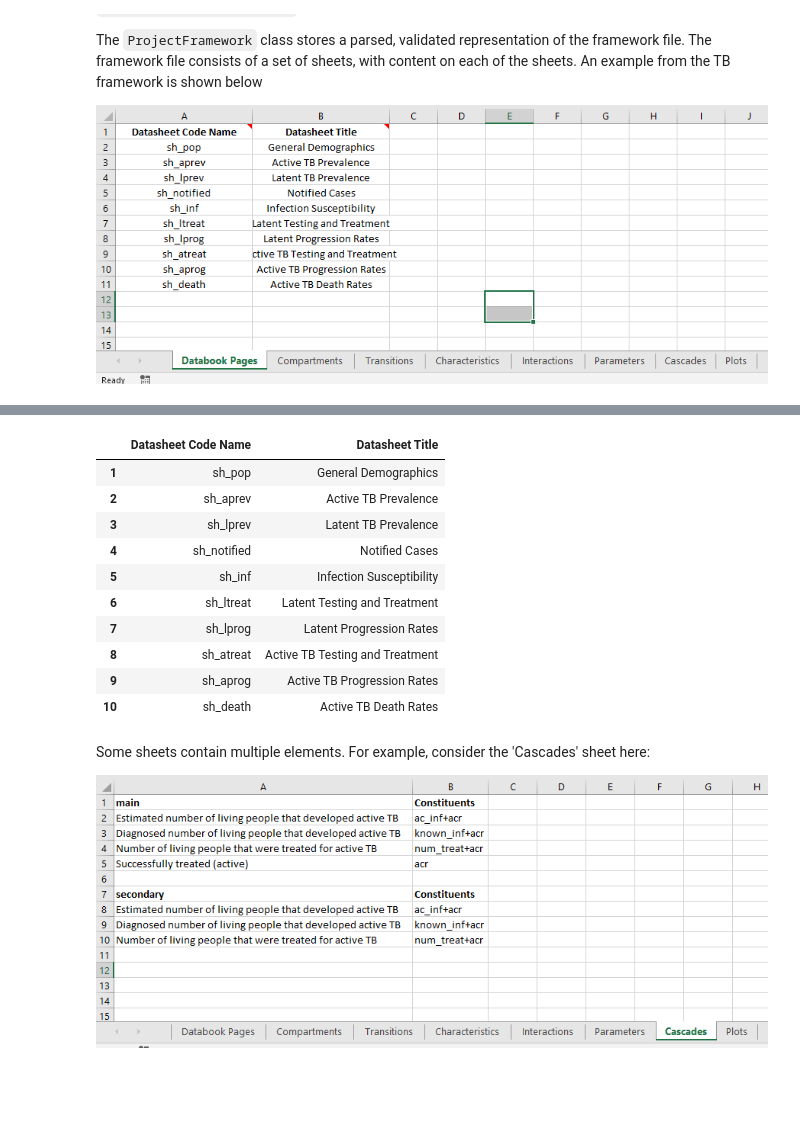
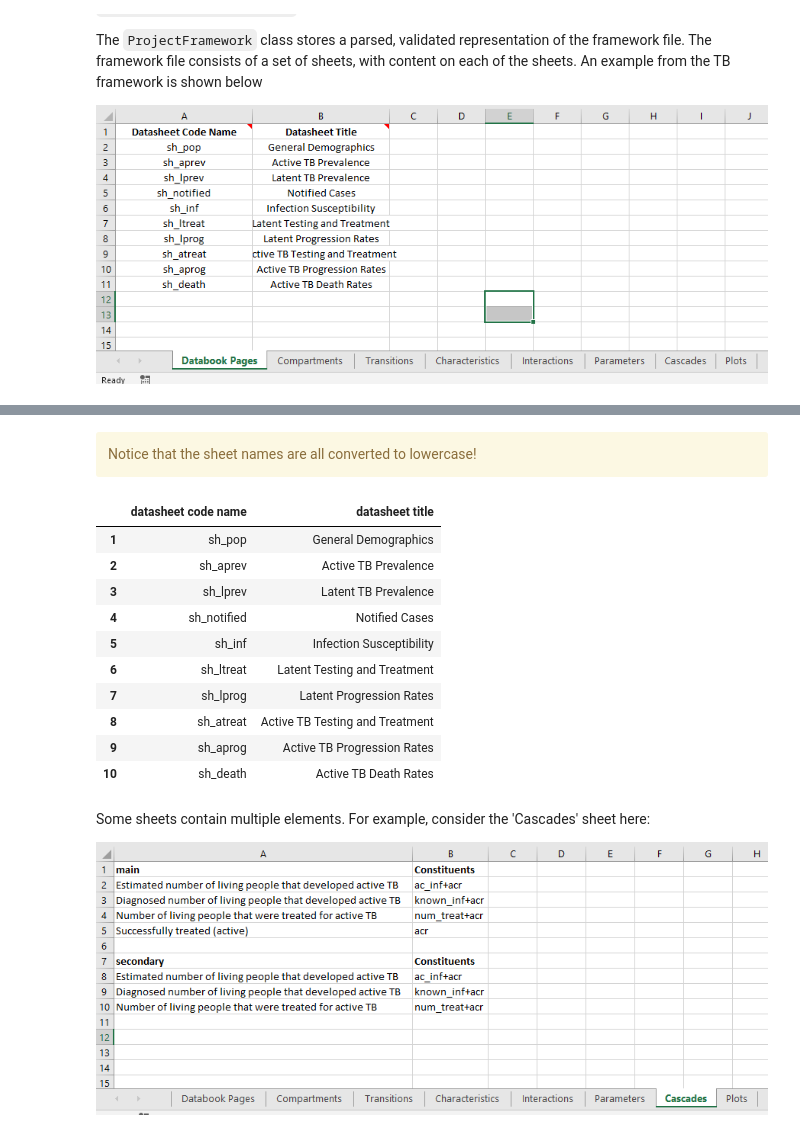
Before and after one commit to atomicateam/atomica, a Jupyter notebook: doc/Frameworks.ipynb, the cells around one changed output, grey strips where cells are left out. Saved outputs shown, nothing was run; the diff lists cells and outputs as text; code cells hidden in the pictures; blank space fills up the shorter version.

```diff
--- a/doc/Frameworks.ipynb
+++ b/doc/Frameworks.ipynb
@@ -42,17 +43,21 @@ F.sheets.keys()
-# %%
-F.sheets['Databook Pages']
-# %% [output]
-|  | Datasheet Code Name | Datasheet Title |
-| 1 | sh_pop | General Demographics |
-| 2 | sh_aprev | Active TB Prevalence |
-| 3 | sh_lprev | Latent TB Prevalence |
-| 4 | sh_notified | Notified Cases |
-| 5 | sh_inf | Infection Susceptibility |
-| 6 | sh_ltreat | Latent Testing and Treatment |
-| 7 | sh_lprog | Latent Progression Rates |
-| 8 | sh_atreat | Active TB Testing and Treatment |
-| 9 | sh_aprog | Active TB Progression Rates |
-| 10 | sh_death | Active TB Death Rates |
+# %% [markdown]
+<div class='alert alert-warning'>
+Notice that the sheet names are all converted to lowercase!
+</div>
+# %%
+F.sheets['databook pages'][0]
+# %% [output]
+|  | datasheet code name | datasheet title |
+| 1 | sh_pop | General Demographics |
+| 2 | sh_aprev | Active TB Prevalence |
+| 3 | sh_lprev | Latent TB Prevalence |
+| 4 | sh_notified | Notified Cases |
+| 5 | sh_inf | Infection Susceptibility |
+| 6 | sh_ltreat | Latent Testing and Treatment |
+| 7 | sh_lprog | Latent Progression Rates |
+| 8 | sh_atreat | Active TB Testing and Treatment |
+| 9 | sh_aprog | Active TB Progression Rates |
+| 10 | sh_death | Active TB Death Rates |
 # %% [markdown]
 Some sheets contain multiple elements. For example, consider the 'Cascades' sheet here:
 
```
Also changed, not shown: parts of 25 cells of this notebook, 3 other files.
